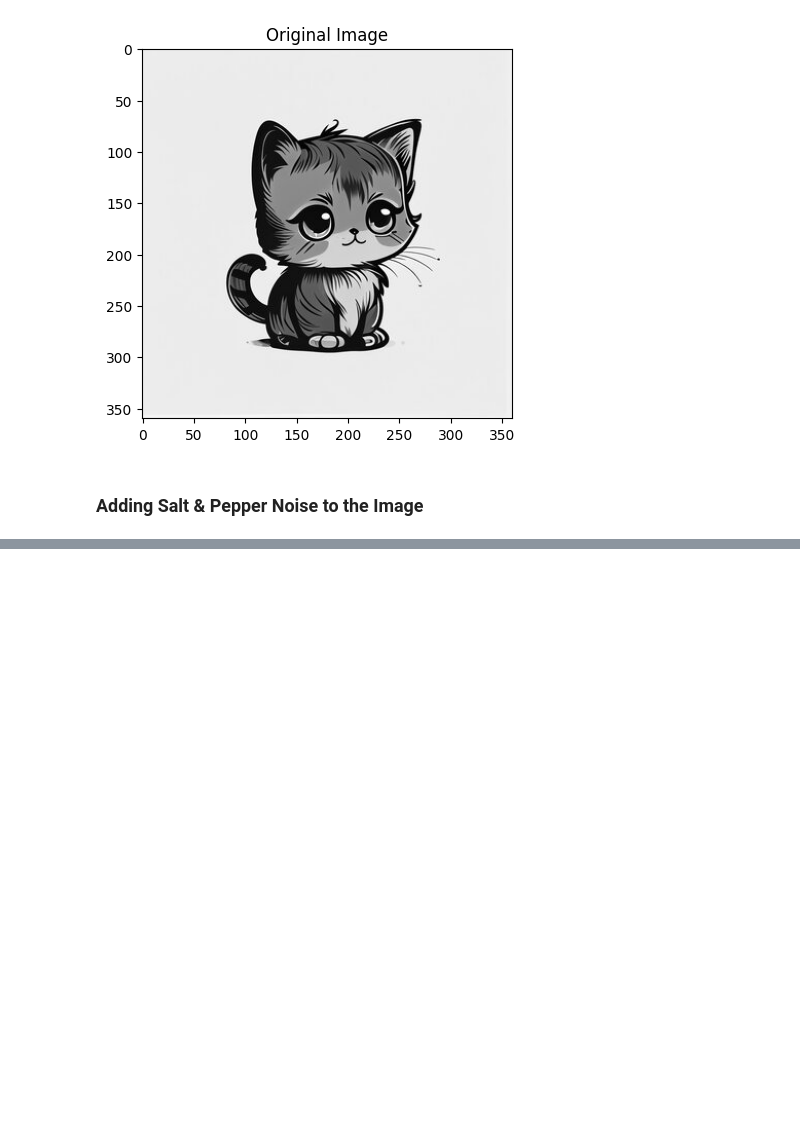
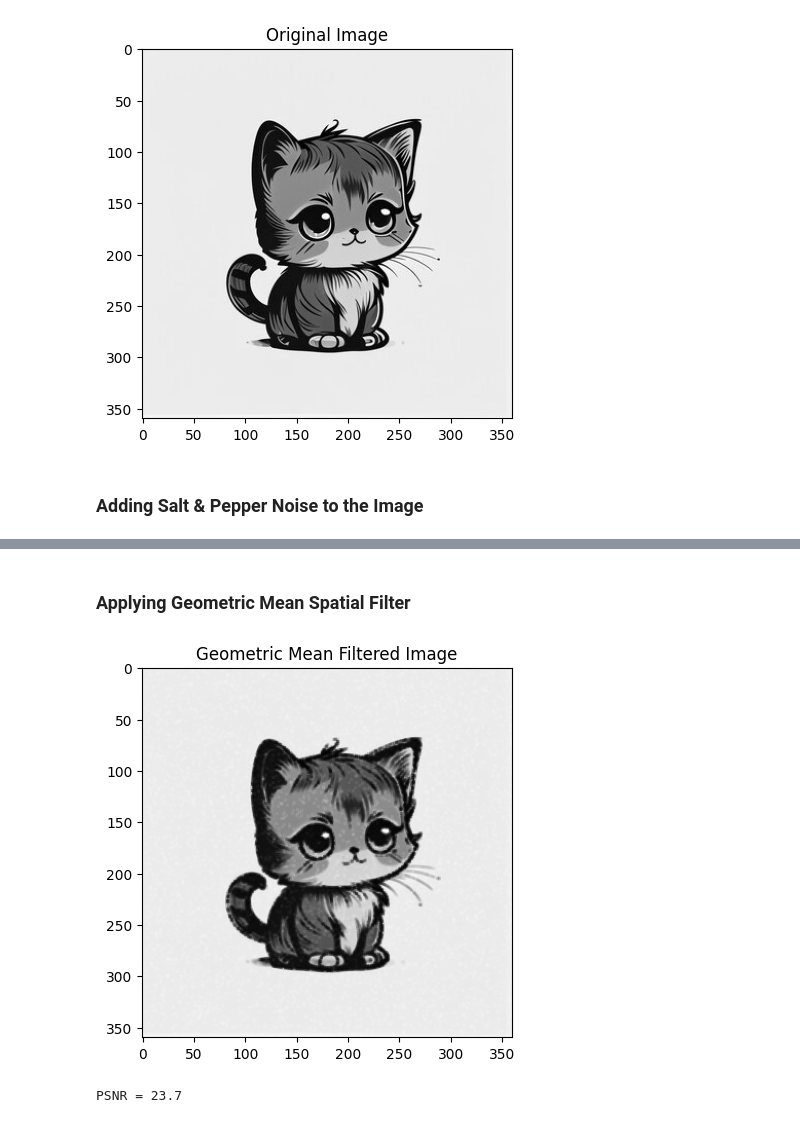
Before and after one commit to ahnafshahrear/Digital-Image-Processing-Lab, a Jupyter notebook: 3(c) Harmonic & Geometric Mean Filters.ipynb, the cells around one changed output, grey strips where cells are left out. Cells and saved outputs as stored; diff of their text form; code cells hidden in the pictures; blank space fills up the shorter version.

```diff
--- a/3(c) Harmonic & Geometric Mean Filters.ipynb
+++ b/3(c) Harmonic & Geometric Mean Filters.ipynb
@@ -17,3 +34,40 @@ def harmonic_mean_filter(image, mask_size):
+# %%
+# def geometric_mean_filter(image, mask_size):
+#     filtered_image = []
+#     height, width = image.shape
+#     offset, power = mask_size // 2, mask_size * mask_size
+
+#     for r in range(height):
+#         temp_row = []
+#         for c in range(width):
+#             pixel = 1
+#             for x in range(-offset, offset + 1):
+#                 for y in range(-offset, offset + 1):
+#                     if (r + x >= 0 and r + x < height and c + y >= 0 and c + y < width):
+#                         pixel = pixel * int((image[r + x, c + y] + 1e-4) ** power)
+#             pixel = 255 if pixel > 255 else pixel
+#             temp_row.append(pixel)
+#         filtered_image.append(temp_row)
+
+#     return np.uint8(filtered_image)
+def geometric_mean_filter(image, mask):
+    height, width = image.shape
+    average_image = []
+    x = mask // 2
+    for c in range(height):
+        new_row = []
+        for r in range(width):
+            pixel, count = 1, 0
+            for i in range(-x, x + 1, 1):
+                for j in range(-x, x + 1, 1):
+                    if (c + i >= 0 and c + i < height and r + j >= 0 and r + j < width):
+                        if (image[c + i, r + j] != 0):
+                            count += 1
+                            pixel = pixel * int(image[c + i, r + j])
+            count = 1 if count == 0 else count
+            new_row.append(pixel**(1/count))
+        average_image.append(new_row)
+    return np.uint8(average_image)
 # %% [markdown]
 ### Function for adding Salt & Pepper Noise
 # %%
@@ -64,0 +131,12 @@ PSNR = 15.17
+# %% [markdown]
+### Applying Geometric Mean Spatial Filter
+# %%
+geo_cat_image = geometric_mean_filter(noisy_cat_image, 3)
+plt.imshow(cv2.cvtColor(geo_cat_image, cv2.COLOR_BGR2RGB))
+plt.title("Geometric Mean Filtered Image")
+plt.show()
+psnr = image_psnr(cat_image, geo_cat_image)
+print(f"PSNR = {psnr}")
+# %% [output]
+[figure, added]
+PSNR = 23.7
```
Also changed, not shown: parts of 8 cells of this notebook, 2 other files.
